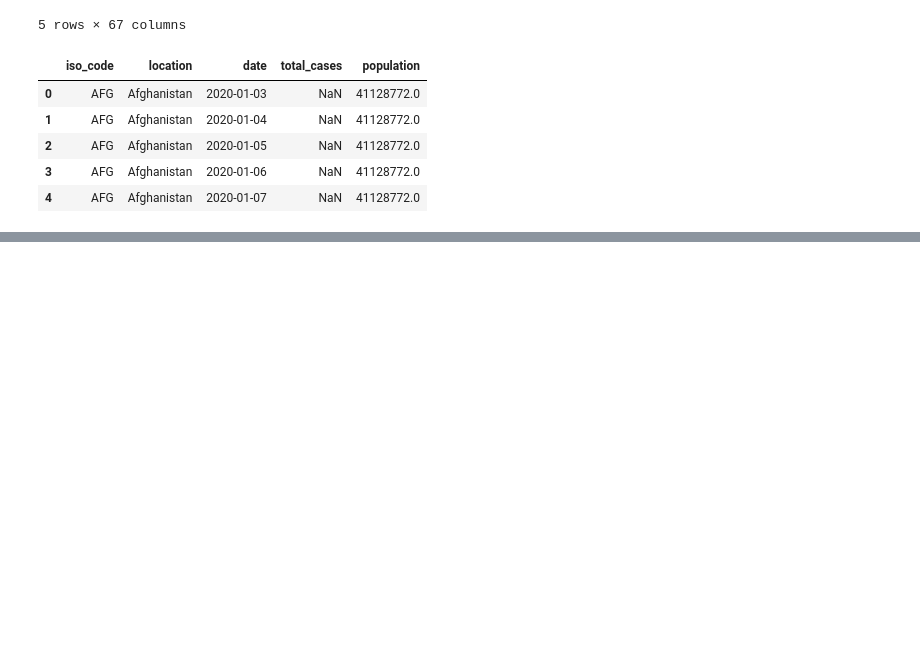
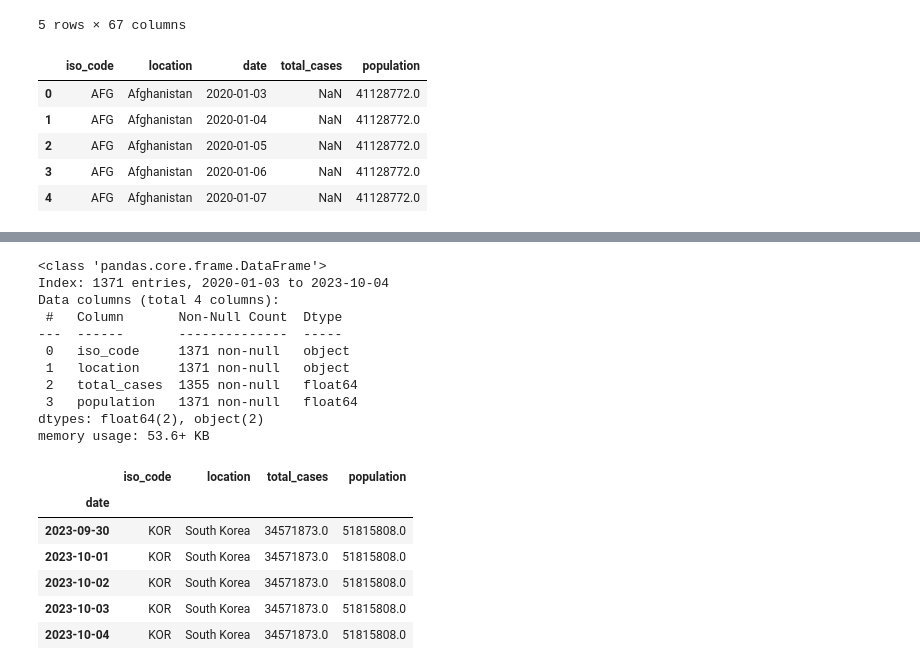
Before and after one commit to layla-focalors/AColab_Github_data_processing, a Jupyter notebook: Covid_Anayze.ipynb, the cells around one changed output, grey strips where cells are left out. Saved outputs shown, nothing was run; the diff lists cells and outputs as text; code cells hidden in the pictures; blank space fills up the shorter version.

```diff
--- a/Covid_Anayze.ipynb
+++ b/Covid_Anayze.ipynb
@@ -71,0 +102,28 @@ df.head()
+# %%
+# kor_df = df.loc[df.location == 'South Korea']
+kor_df = df[df['location'] == 'South Korea']
+# 두 방식 둘 다 동작함! ( df.location과 df[df['location']])은 동일함!
+kor_df = kor_df.set_index('date')
+kor_df
+# 날자가 유니크하기에 index로 사용해도 됨!
+kor_df.info()
+kor_df.tail()
+# %% [output]
+<class 'pandas.core.frame.DataFrame'>
+Index: 1371 entries, 2020-01-03 to 2023-10-04
+Data columns (total 4 columns):
+ #   Column       Non-Null Count  Dtype
+---  ------       --------------  -----
+ 0   iso_code     1371 non-null   object
+ 1   location     1371 non-null   object
+ 2   total_cases  1355 non-null   float64
+ 3   population   1371 non-null   float64
+dtypes: float64(2), object(2)
+memory usage: 53.6+ KB
+|  | iso_code | location | total_cases | population |
+| date |  |  |  |  |
+| 2023-09-30 | KOR | South Korea | 34571873.0 | 51815808.0 |
+| 2023-10-01 | KOR | South Korea | 34571873.0 | 51815808.0 |
+| 2023-10-02 | KOR | South Korea | 34571873.0 | 51815808.0 |
+| 2023-10-03 | KOR | South Korea | 34571873.0 | 51815808.0 |
+| 2023-10-04 | KOR | South Korea | 34571873.0 | 51815808.0 |
```
Also changed, not shown: parts of 3 cells of this notebook.
